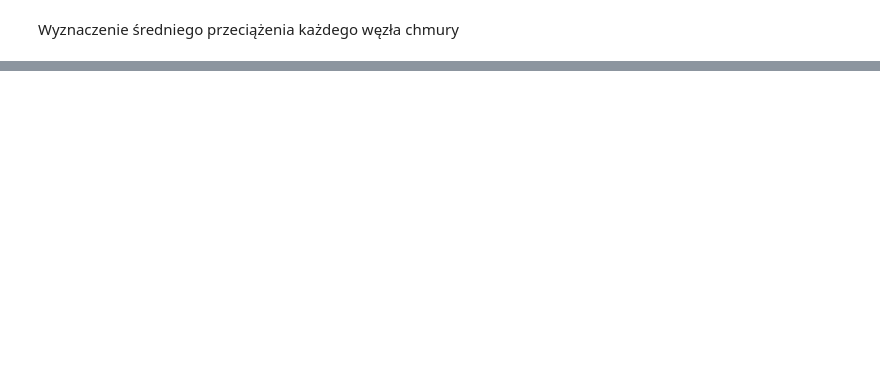
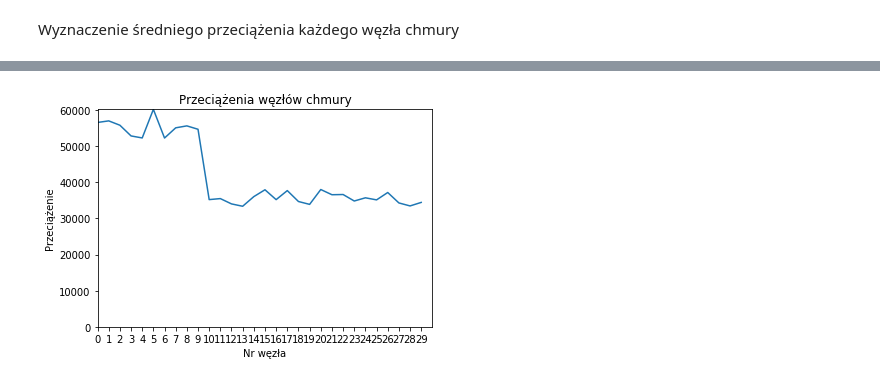
Before and after one commit to mszynka/PP___PBP, a Jupyter notebook: Notebook.ipynb, the cells around one changed output, grey strips where cells are left out. Saved outputs shown, nothing was run; the diff lists cells and outputs as text; code cells hidden in the pictures; blank space fills up the shorter version.

```diff
--- a/Notebook.ipynb
+++ b/Notebook.ipynb
@@ -127,0 +153,14 @@ pp.pprint(loadN)
+# %%
+loadR1 = list()
+for node in R1:
+    nodeLoad = 0
+    for index, value in enumerate(node):
+        load = value-power
+        if(load > 0):
+            if(index < len(node)-1):
+                node[index+1] += load
+            nodeLoad += load
+
+    loadR1.append(nodeLoad)
+
+pp.pprint(loadR1)
@@ -137,0 +207,10 @@ plt.show()
+# %%
+plt.plot(loadR1)
+plt.xlabel("Nr węzła")
+plt.ylabel("Przeciążenie")
+plt.axis([0, n, 0, max(loadR1)])
+plt.xticks(range(0,n))
+plt.title("Przeciążenia węzłów chmury")
+plt.show()
+# %% [output]
+[figure, added]
```
Also changed, not shown: parts of 17 cells of this notebook.
